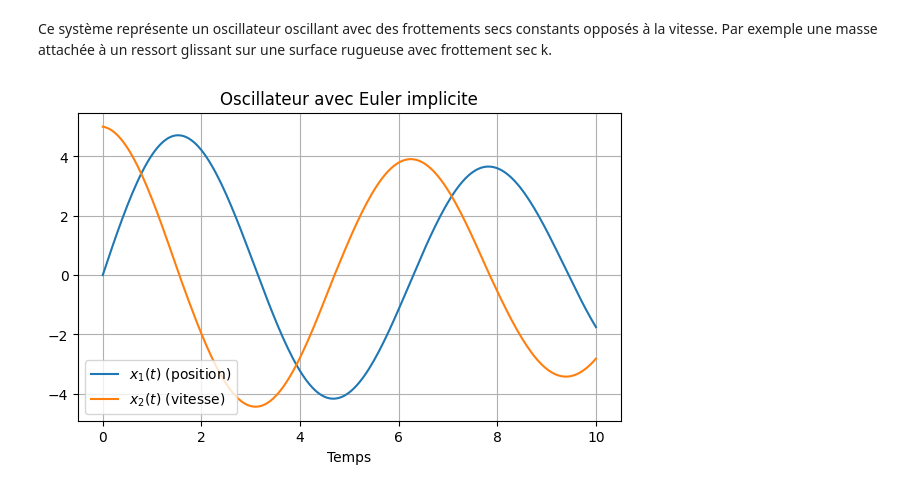
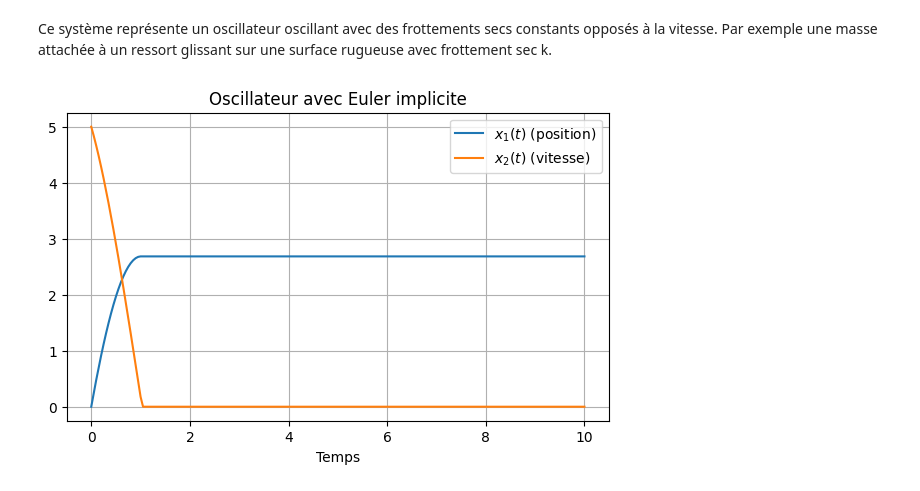
Before and after one commit to sybille-naudet/Maths---meufs-trop-styl-es, a Jupyter notebook: Projet - Equations Différentielles - 2025.ipynb, the cells around one changed output. Saved outputs shown, nothing was run; the diff lists cells and outputs as text; code cells hidden in the pictures.

```diff
--- a/Projet - Equations Différentielles - 2025.ipynb
+++ b/Projet - Equations Différentielles - 2025.ipynb
@@ -314,32 +319,32 @@ def euler_implicit_friction(x0, t0, tf, dt):
         y = x2[n] - dt * x1[n]
 
         if y > k * dt:
             x2[n+1] = (y - k * dt) / A
         elif y < -k * dt:
             x2[n+1] = (y + k * dt) / A
         else:
             x2[n+1] = 0.0  # collage
 
         x1[n+1] = x1[n] + dt * x2[n+1]
 
     return time, x1, x2
 
 
 # Paramètres
-k = 0.1
+k = 3
 x0 = [0.0, 5.0]
 t0, tf, dt = 0, 10, 0.05
 
 t, x1, x2 = euler_implicit_friction(x0, t0, tf, dt)
 
 # Affichage
 
 plt.plot(t, x1, label=r"$x_1(t)$ (position)")
 plt.plot(t, x2, label=r"$x_2(t)$ (vitesse)")
 plt.title("Oscillateur avec Euler implicite")
 plt.xlabel("Temps")
 plt.legend()
 plt.grid()
 plt.show()
 # %% [output]
-[figure, old version]
+[figure, new version]
```
Also changed, not shown: parts of 4 cells of this notebook.
